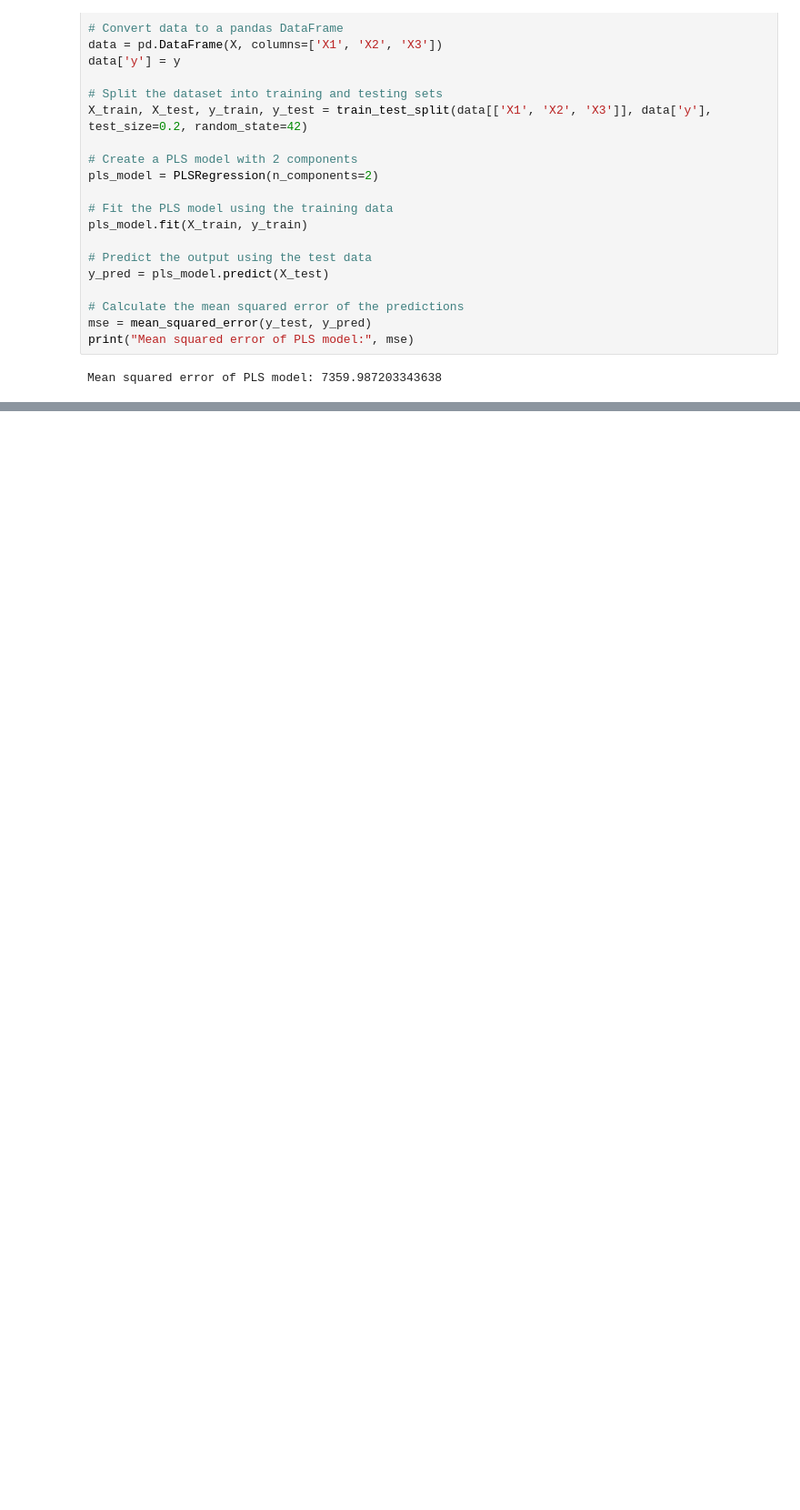
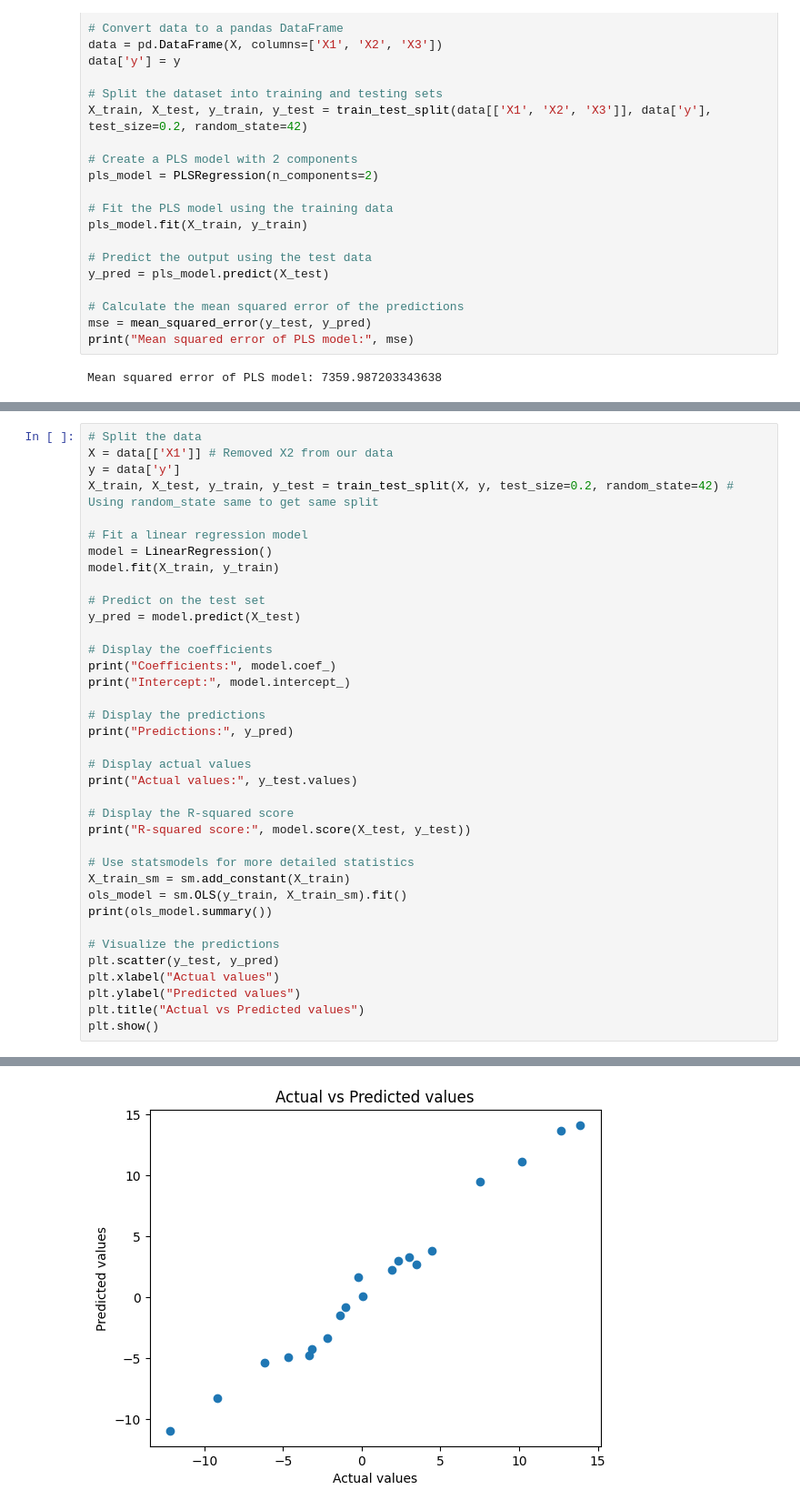
Before and after one commit to gulamkibria775/Machine-learning, a Jupyter notebook: 4. Regression_analysi/multicollinearity.ipynb, the cells around one changed output, grey strips where cells are left out. Shown: that part at 91% size. Cells and saved outputs as stored; diff of their text form; blank space fills up the shorter version.

```diff
--- a/4. Regression_analysi/multicollinearity.ipynb
+++ b/4. Regression_analysi/multicollinearity.ipynb
@@ -189,0 +265,38 @@ Mean squared error of PLS model: 7359.987203343638
+# %%
+# Split the data
+X = data[['X1']] # Removed X2 from our data
+y = data['y']
+X_train, X_test, y_train, y_test = train_test_split(X, y, test_size=0.2, random_state=42) # Using random_state same to get same split
+
+# Fit a linear regression model
+model = LinearRegression()
+model.fit(X_train, y_train)
+
+# Predict on the test set
+y_pred = model.predict(X_test)
+
+# Display the coefficients
+print("Coefficients:", model.coef_)
+print("Intercept:", model.intercept_)
+
+# Display the predictions
+print("Predictions:", y_pred)
+
+# Display actual values
+print("Actual values:", y_test.values)
+
+# Display the R-squared score
+print("R-squared score:", model.score(X_test, y_test))
+
+# Use statsmodels for more detailed statistics
+X_train_sm = sm.add_constant(X_train)
+ols_model = sm.OLS(y_train, X_train_sm).fit()
+print(ols_model.summary())
+
+# Visualize the predictions
+plt.scatter(y_test, y_pred)
+plt.xlabel("Actual values")
+plt.ylabel("Predicted values")
+plt.title("Actual vs Predicted values")
+plt.show()
+# %% [output]
@@ -189,0 +320 @@ Mean squared error of PLS model: 7359.987203343638
+[figure, added]
```
Also changed, not shown: parts of 3 cells of this notebook, 1 other file.
